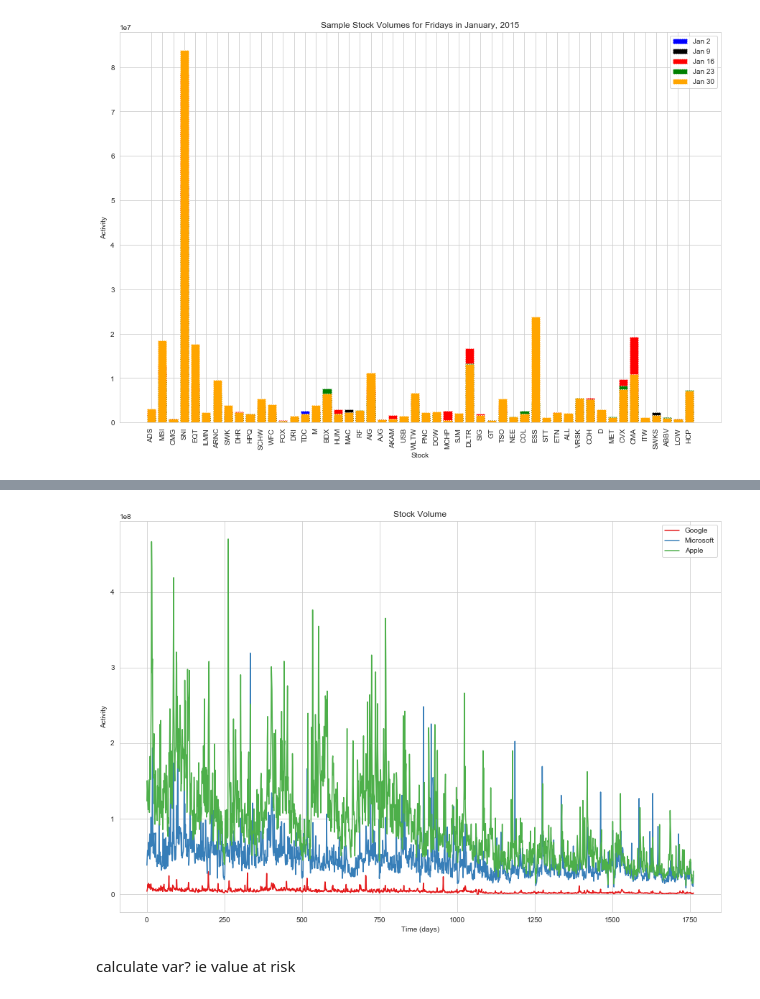
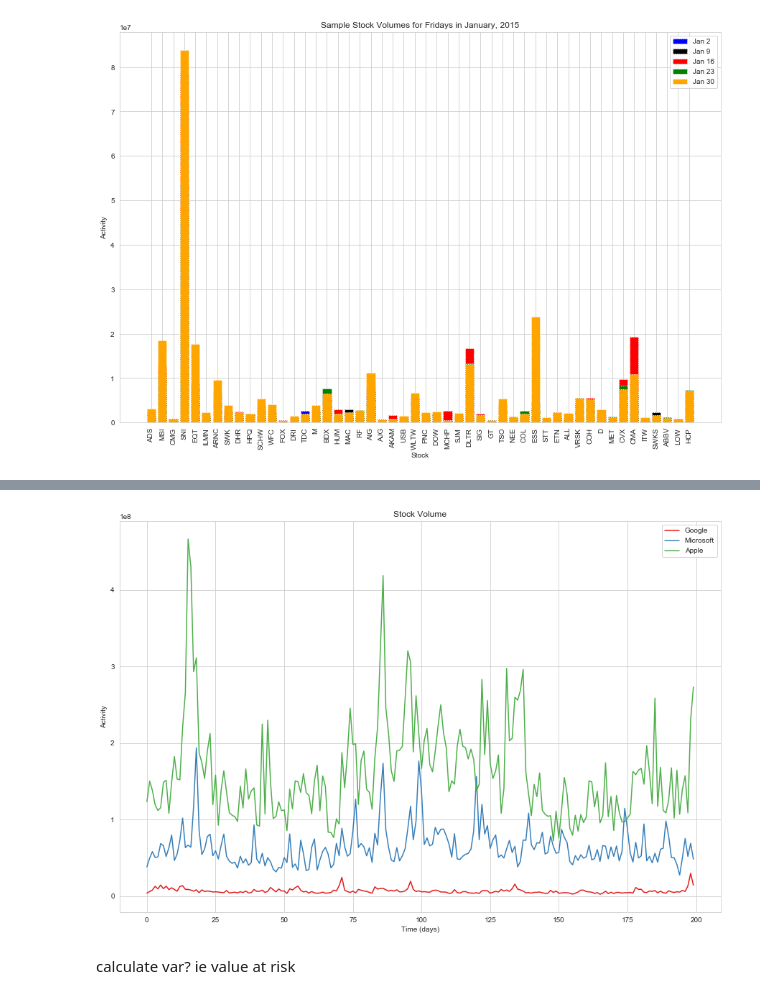
Before and after one commit to MissAle17/dsc-4-final-project-online-ds-sp-000, a Jupyter notebook: student.ipynb, the cells around one changed output, grey strips where cells are left out. Cells and saved outputs as stored; diff of their text form; code cells hidden in the pictures.

```diff
--- a/student.ipynb
+++ b/student.ipynb
@@ -281,16 +302,18 @@ msft
 # %%
+#tickers: goog, aapl, msft
+#Truncacted to the first 200 days for clearer visual
 plt.figure(figsize=(15, 10));
 sns.set_palette("Set1")
-plt.plot(df[df.symbol == 'GOOG'].volume.values,linestyle = '-', label='Google')
-plt.plot(df[df.symbol == 'MSFT'].volume.values,linestyle = '-', label='Microsoft')
-plt.plot(df[df.symbol == 'AAPL'].volume.values,linestyle = '-', label='Apple')
+plt.plot(df[df.symbol == 'GOOG'].volume.values[:200],linestyle = '-', label='Google')
+plt.plot(df[df.symbol == 'MSFT'].volume.values[:200],linestyle = '-', label='Microsoft')
+plt.plot(df[df.symbol == 'AAPL'].volume.values[:200],linestyle = '-', label='Apple')
 plt.title('Stock Volume')
 plt.xlabel('Time (days)')
 plt.ylabel('Activity')
 plt.legend(loc='best')
 plt.show()
 # %% [output]
-[figure, old version]
+[figure, new version]
 # %% [markdown]
 calculate var? ie value at risk
 # %% [markdown]
```
Also changed, not shown: parts of 8 cells of this notebook.
